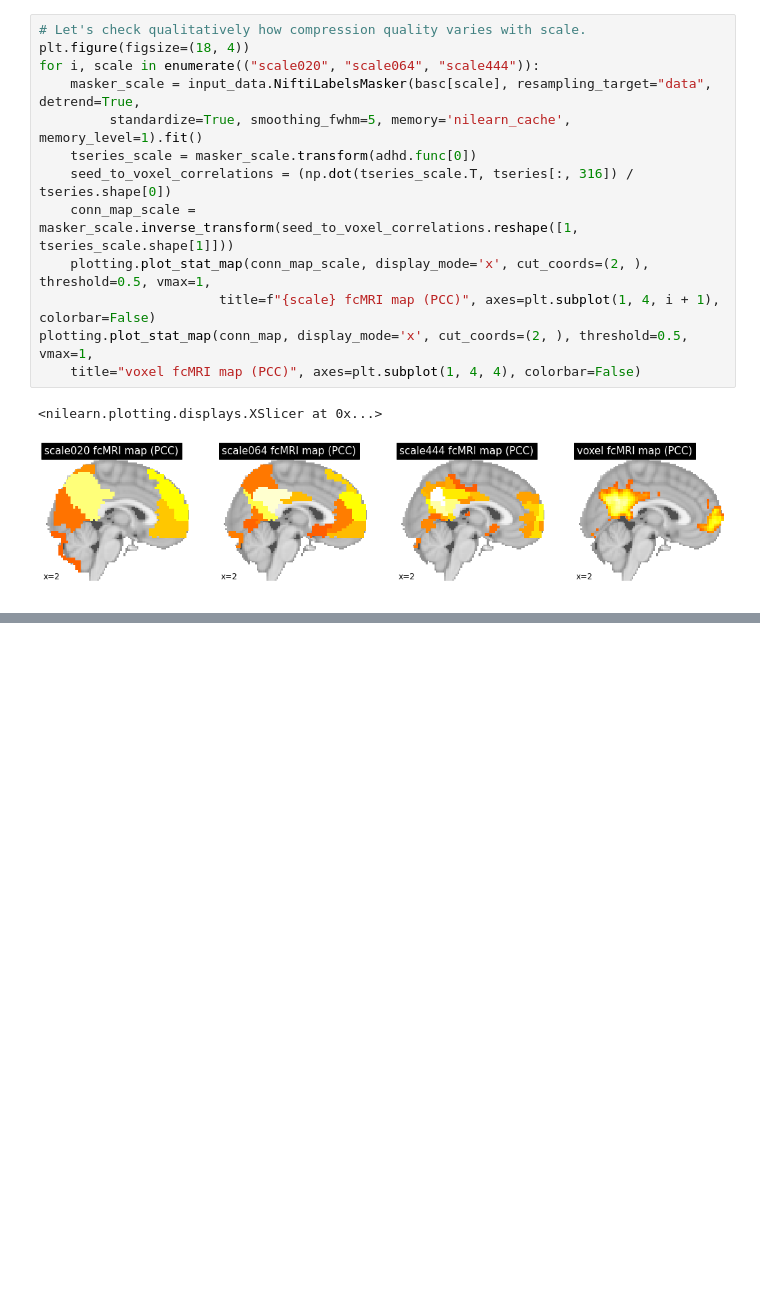
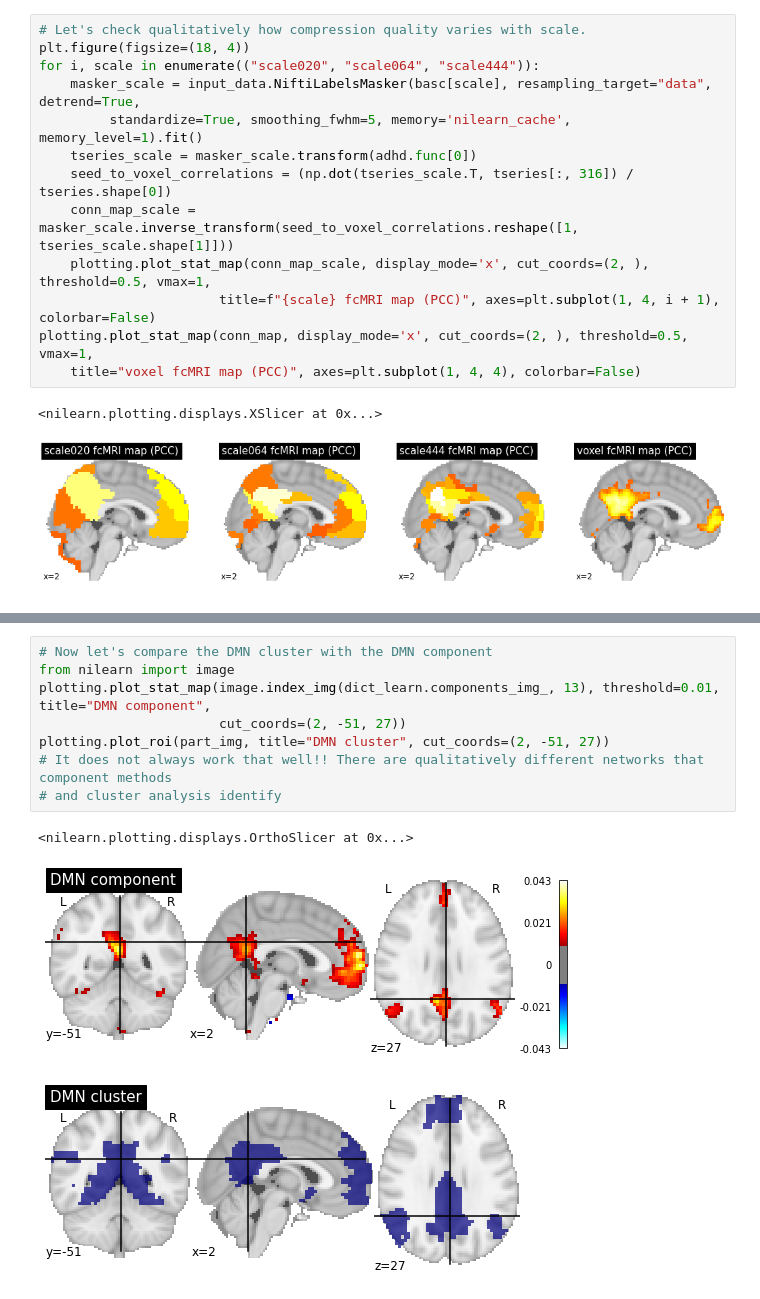
Before and after one commit to pbellec/functional_parcellation, a Jupyter notebook: functional_parcellation_intro.ipynb, the cells around one changed output, grey strips where cells are left out. Cells and saved outputs as stored; diff of their text form; blank space fills up the shorter version.

```diff
--- a/functional_parcellation_intro.ipynb
+++ b/functional_parcellation_intro.ipynb
@@ -391,0 +415,12 @@ adjusted Rand reproducibility: 0.1058196841391461
+# %%
+# Now let's compare the DMN cluster with the DMN component
+from nilearn import image
+plotting.plot_stat_map(image.index_img(dict_learn.components_img_, 13), threshold=0.01, title="DMN component",
+                       cut_coords=(2, -51, 27))
+plotting.plot_roi(part_img, title="DMN cluster", cut_coords=(2, -51, 27))
+# It does not always work that well!! There are qualitatively different networks that component methods
+# and cluster analysis identify
+# %% [output]
+<nilearn.plotting.displays.OrthoSlicer at 0x...>
+[figure, added]
+[figure, added]
```
Also changed, not shown: parts of 12 cells of this notebook, 5 other files.
